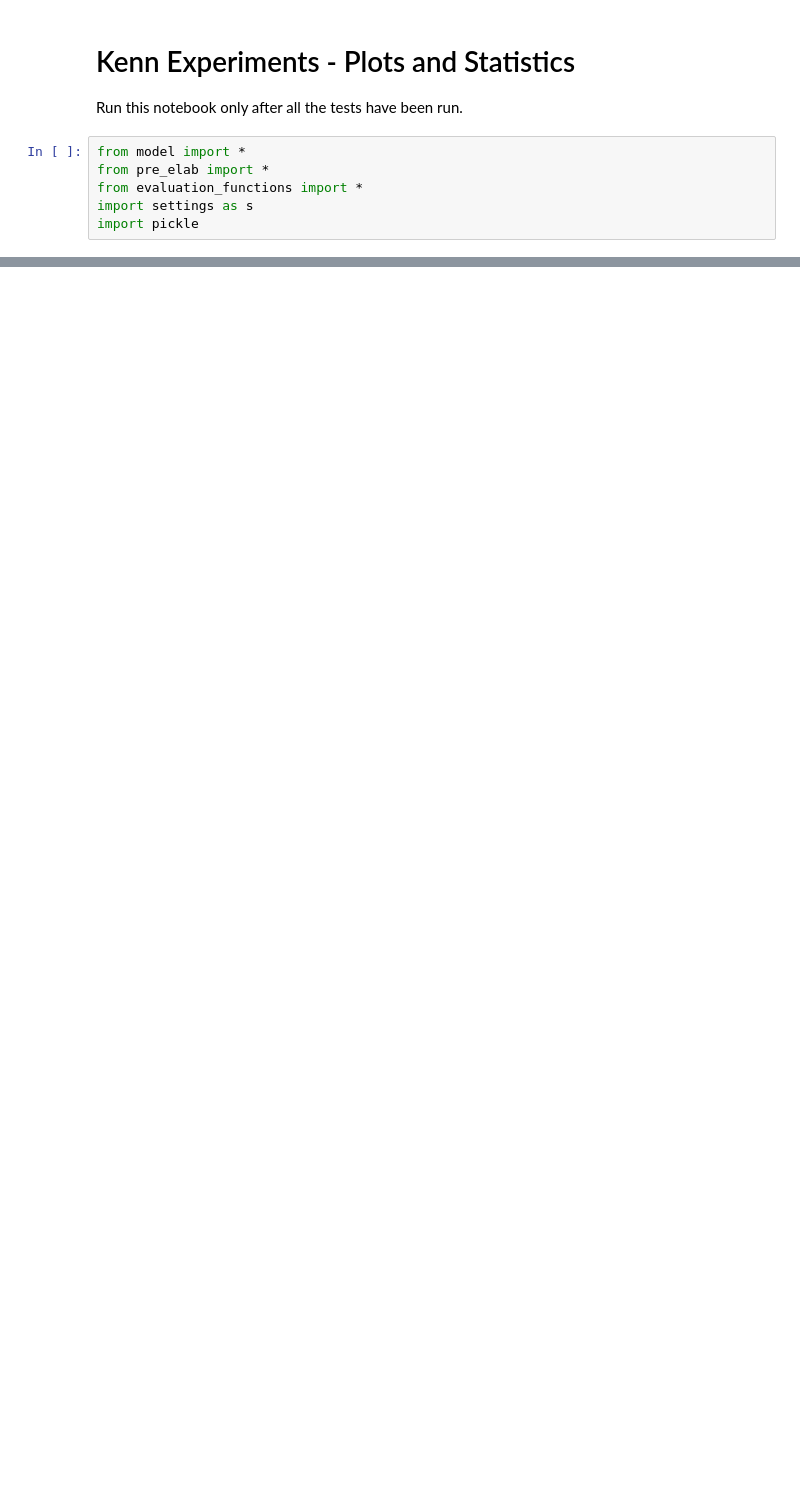
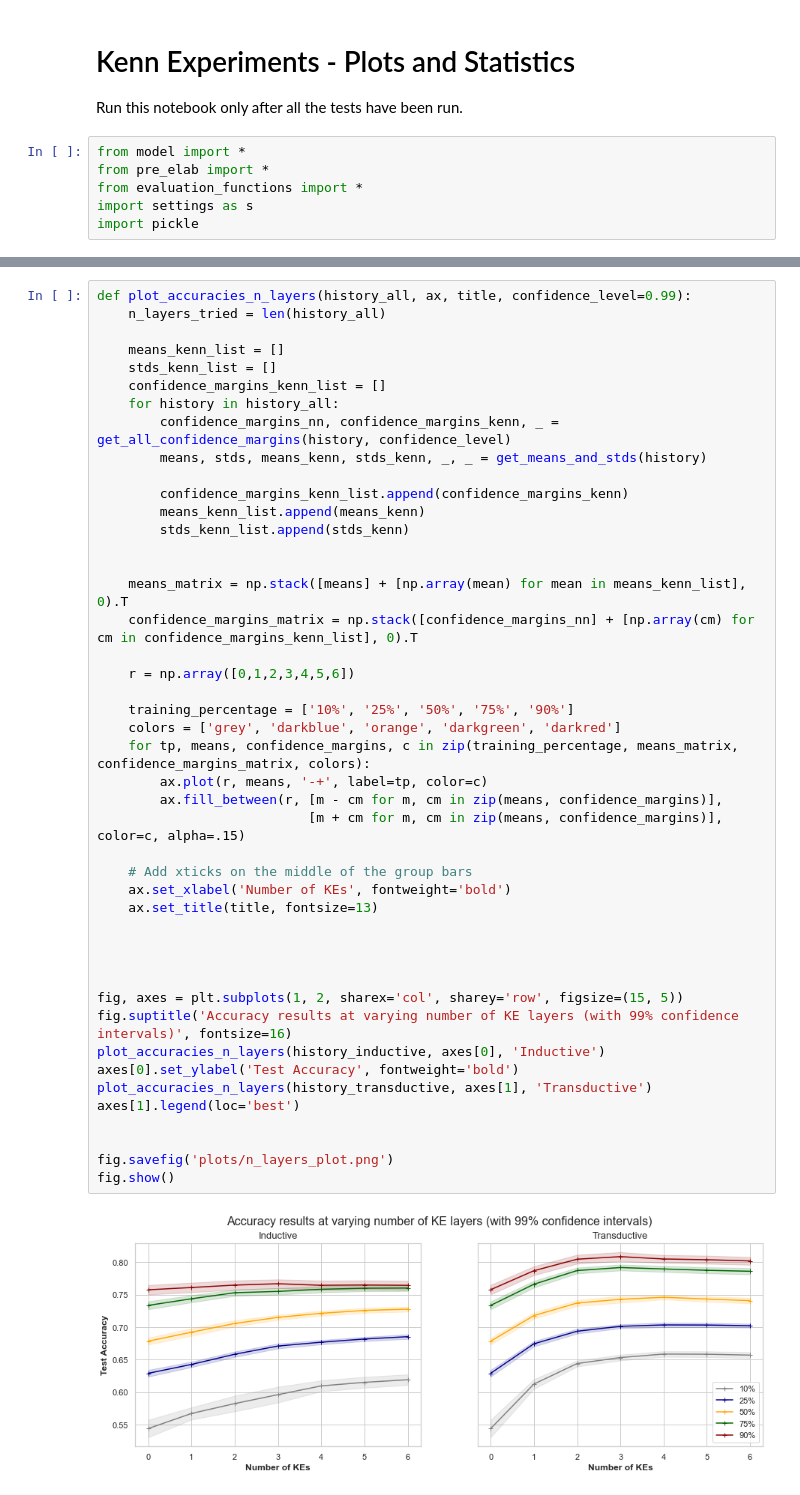
Before and after one commit to rmazzier/KENN-Citeseer-Experiments, a Jupyter notebook: final_results.ipynb, the cells around one changed output, grey strips where cells are left out. Cells and saved outputs as stored; diff of their text form; blank space fills up the shorter version.

```diff
--- a/final_results.ipynb
+++ b/final_results.ipynb
@@ -42,0 +149,47 @@ Test Accuracy std:      NN = 0.027678; KENN = 0.024150
+# %%
+def plot_accuracies_n_layers(history_all, ax, title, confidence_level=0.99):
+    n_layers_tried = len(history_all)
+
+    means_kenn_list = []
+    stds_kenn_list = []
+    confidence_margins_kenn_list = []
+    for history in history_all:
+        confidence_margins_nn, confidence_margins_kenn, _ = get_all_confidence_margins(history, confidence_level)
+        means, stds, means_kenn, stds_kenn, _, _ = get_means_and_stds(history)
+
+        confidence_margins_kenn_list.append(confidence_margins_kenn)
+        means_kenn_list.append(means_kenn)
+        stds_kenn_list.append(stds_kenn)
+
+
+    means_matrix = np.stack([means] + [np.array(mean) for mean in means_kenn_list], 0).T
+    confidence_margins_matrix = np.stack([confidence_margins_nn] + [np.array(cm) for cm in confidence_margins_kenn_list], 0).T
+
+    r = np.array([0,1,2,3,4,5,6])
+
+    training_percentage = ['10%', '25%', '50%', '75%', '90%']
+    colors = ['grey', 'darkblue', 'orange', 'darkgreen', 'darkred']
+    for tp, means, confidence_margins, c in zip(training_percentage, means_matrix, confidence_margins_matrix, colors):
+        ax.plot(r, means, '-+', label=tp, color=c)
+        ax.fill_between(r, [m - cm for m, cm in zip(means, confidence_margins)],
+                           [m + cm for m, cm in zip(means, confidence_margins)], color=c, alpha=.15)
+
+    # Add xticks on the middle of the group bars
+    ax.set_xlabel('Number of KEs', fontweight='bold')
+    ax.set_title(title, fontsize=13)
+
+
+
+
+fig, axes = plt.subplots(1, 2, sharex='col', sharey='row', figsize=(15, 5))
+fig.suptitle('Accuracy results at varying number of KE layers (with 99% confidence intervals)', fontsize=16)
+plot_accuracies_n_layers(history_inductive, axes[0], 'Inductive')
+axes[0].set_ylabel('Test Accuracy', fontweight='bold')
+plot_accuracies_n_layers(history_transductive, axes[1], 'Transductive')
+axes[1].legend(loc='best')
+
+
+fig.savefig('plots/n_layers_plot.png')
+fig.show()
+# %% [output]
+[figure, added]
```
Also changed, not shown: parts of 23 cells of this notebook, 5 other files.
